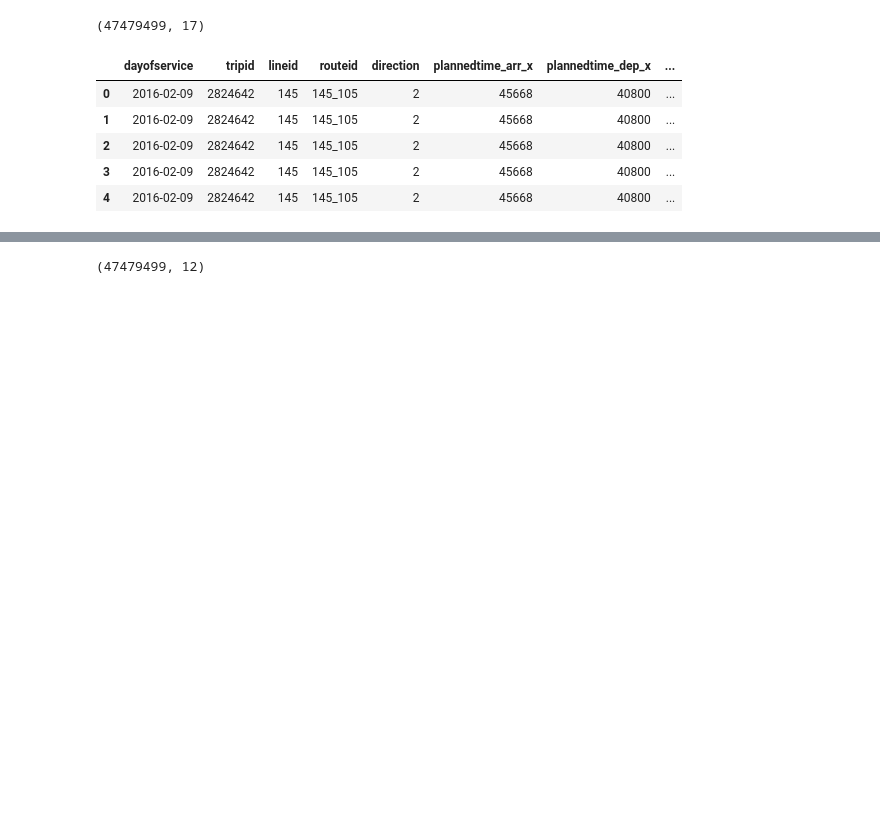
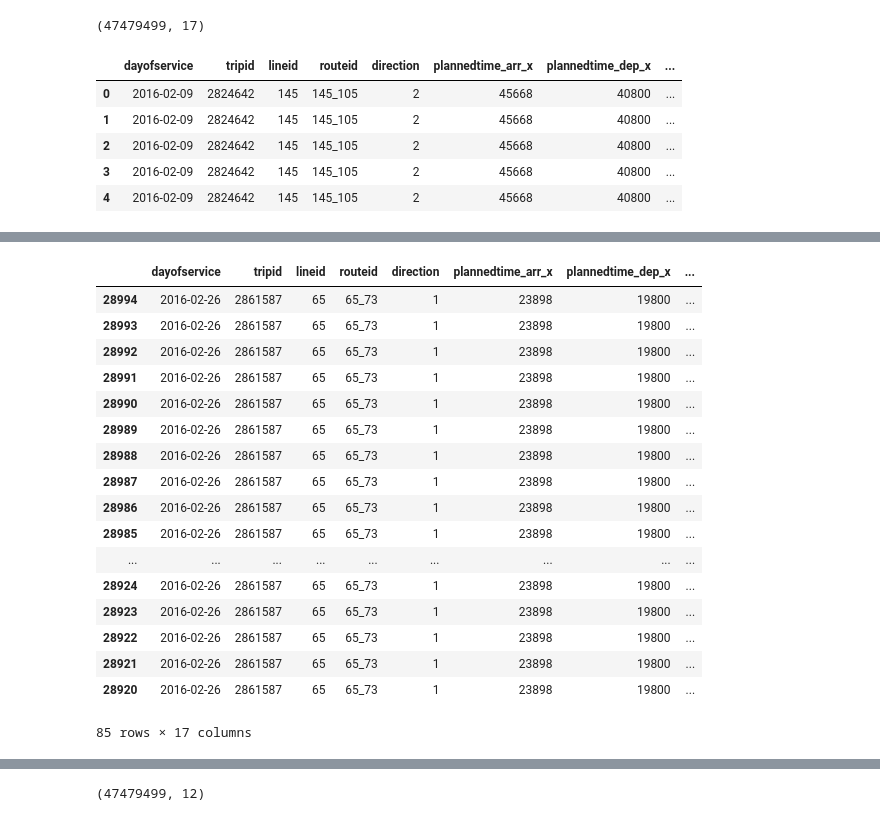
Before and after one commit to Ematrix163/Dublin_Bus_Project, a Jupyter notebook: data_analytics/data_train/Make_Train_Table2016.ipynb, the cells around one changed output, grey strips where cells are left out. Drawn from its saved outputs; the diff is of its cells as text; code cells hidden in the pictures; blank space fills up the shorter version.

```diff
--- a/data_analytics/data_train/Make_Train_Table2016.ipynb
+++ b/data_analytics/data_train/Make_Train_Table2016.ipynb
@@ -80,0 +102,21 @@ merge_table.head(5)
+# %%
+merge_table.loc[(merge_table['tripid']==2861587) & (merge_table['dayofservice']=='2016-02-26')].sort_values(by='progrnumber')
+# %% [output]
+|  | dayofservice | tripid | lineid | routeid | direction | plannedtime_arr_x | plannedtime_dep_x | ... |
+| 28994 | 2016-02-26 | 2861587 | 65 | 65_73 | 1 | 23898 | 19800 | ... |
+| 28993 | 2016-02-26 | 2861587 | 65 | 65_73 | 1 | 23898 | 19800 | ... |
+| 28992 | 2016-02-26 | 2861587 | 65 | 65_73 | 1 | 23898 | 19800 | ... |
+| 28991 | 2016-02-26 | 2861587 | 65 | 65_73 | 1 | 23898 | 19800 | ... |
+| 28990 | 2016-02-26 | 2861587 | 65 | 65_73 | 1 | 23898 | 19800 | ... |
+| 28989 | 2016-02-26 | 2861587 | 65 | 65_73 | 1 | 23898 | 19800 | ... |
+| 28988 | 2016-02-26 | 2861587 | 65 | 65_73 | 1 | 23898 | 19800 | ... |
+| 28987 | 2016-02-26 | 2861587 | 65 | 65_73 | 1 | 23898 | 19800 | ... |
+| 28986 | 2016-02-26 | 2861587 | 65 | 65_73 | 1 | 23898 | 19800 | ... |
+| 28985 | 2016-02-26 | 2861587 | 65 | 65_73 | 1 | 23898 | 19800 | ... |
+| ... | ... | ... | ... | ... | ... | ... | ... | ... |
+| 28924 | 2016-02-26 | 2861587 | 65 | 65_73 | 1 | 23898 | 19800 | ... |
+| 28923 | 2016-02-26 | 2861587 | 65 | 65_73 | 1 | 23898 | 19800 | ... |
+| 28922 | 2016-02-26 | 2861587 | 65 | 65_73 | 1 | 23898 | 19800 | ... |
+| 28921 | 2016-02-26 | 2861587 | 65 | 65_73 | 1 | 23898 | 19800 | ... |
+| 28920 | 2016-02-26 | 2861587 | 65 | 65_73 | 1 | 23898 | 19800 | ... |
+85 rows × 17 columns
```
Also changed, not shown: parts of 6 cells of this notebook, 8 other files.
